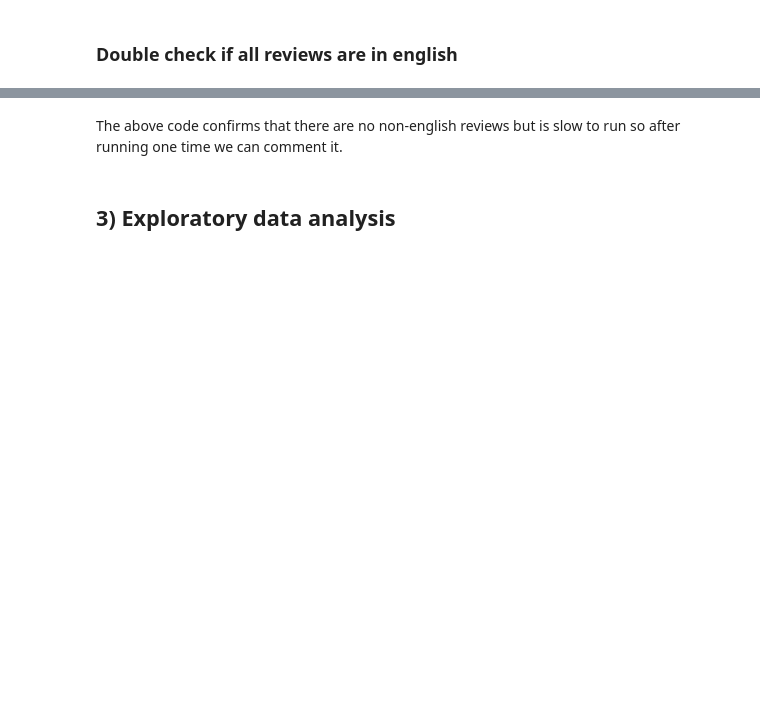
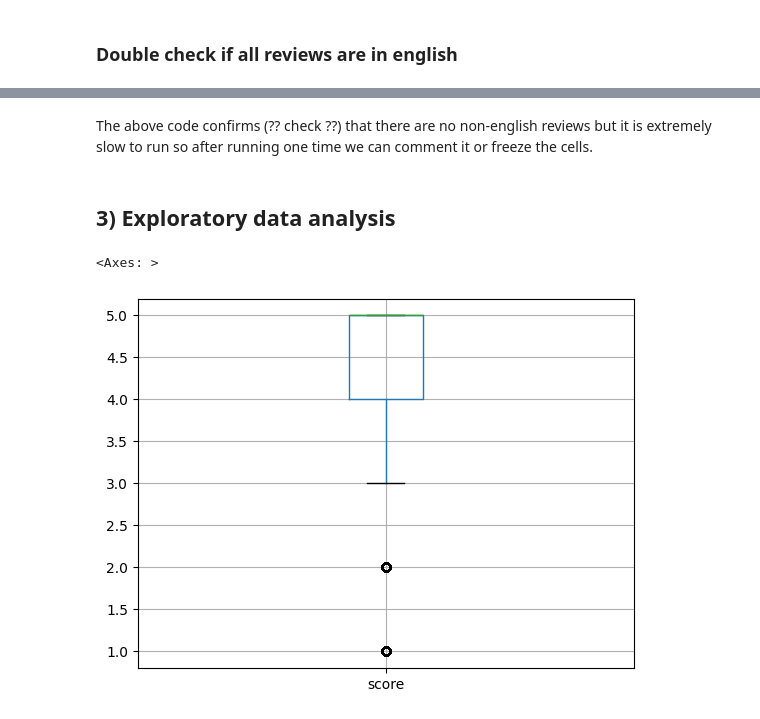
Before and after one commit to SophiaBouchama/review-analysis-teamc, a Jupyter notebook: code/preprocessing.ipynb, the cells around one changed output, grey strips where cells are left out. Saved outputs shown, nothing was run; the diff lists cells and outputs as text; code cells hidden in the pictures; blank space fills up the shorter version.

```diff
--- a/code/preprocessing.ipynb
+++ b/code/preprocessing.ipynb
@@ -105,6 +108,8 @@ print(max(reviews['date']))
 2012-10-26 00:00:00
 # %% [markdown]
 Dates output seems consistent with the starting date referenced by the author of the dataset in https://snap.stanford.edu/data/web-FineFoods.html
+# %%
+reviews['year'] = reviews['date'].dt.year
 # %%
 def sentiment_from_score(score):
     if score < 3 and score >= 1:
@@ -169,9 +174,9 @@ It may make more sense to just remove reviews that have the same user_id, produc
 
 def drop_same_user_product_text(df, keep='first'):
 
-    keep_mask = df.sort_values(by='date', ascending=True).duplicated(subset=['user_id','product_id','text'], keep=keep)
+    drop_mask = df.sort_values(by='date', ascending=True).duplicated(subset=['user_id','product_id','text'], keep=keep)
 
-    df = df[keep_mask]
+    df = df[~drop_mask]
 
     return df
 # %%
@@ -232,4 +237,9 @@ reviews.head()
 # %% [markdown]
-The above code confirms that there are no non-english reviews but is slow to run so after running one time we can comment it.
+The above code confirms (?? check ??) that there are no non-english reviews but it is extremely slow to run so after running one time we can comment it or freeze the cells.
 # %% [markdown]
 ## 3) Exploratory data analysis
+# %%
+reviews.boxplot('score')
+# %% [output]
+<Axes: >
+[figure, added]
```
Also changed, not shown: parts of 15 cells of this notebook.
